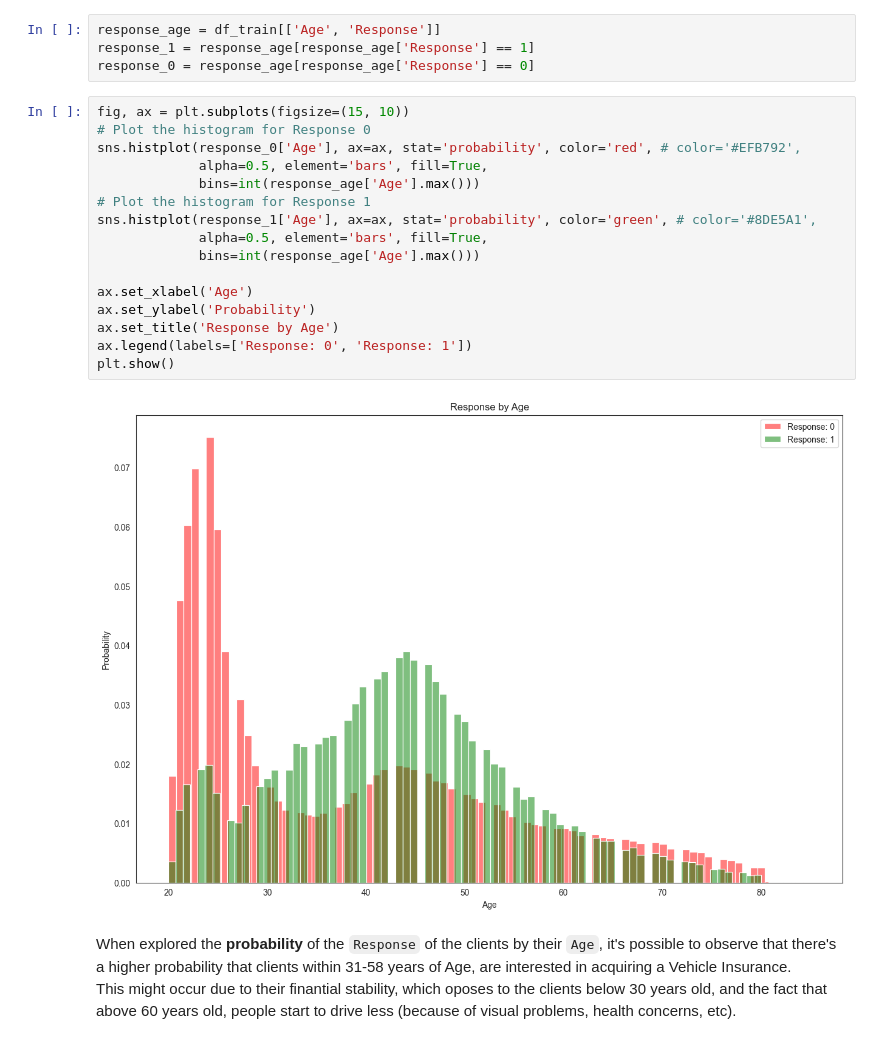
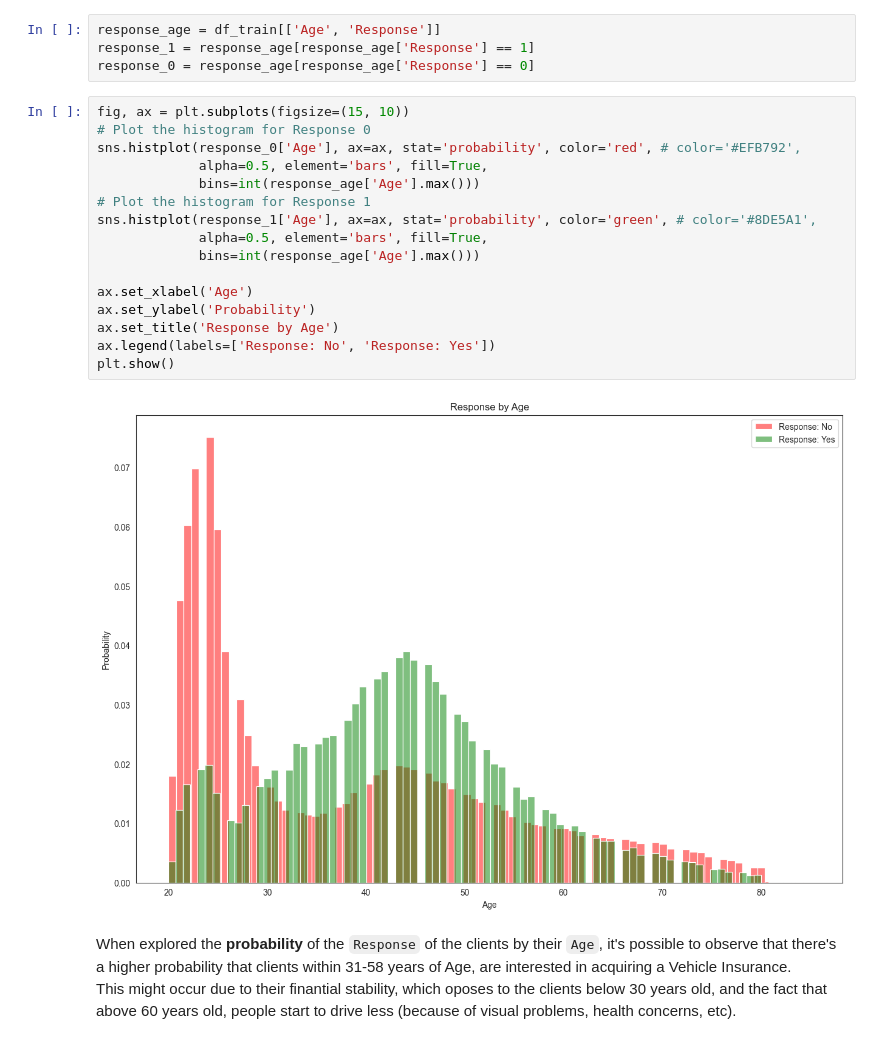
Before and after one commit to HugoTex98/Health-Insurance-Cross-Sell-Prediction, a Jupyter notebook: Health_Insurance_Cross_Sell_Prediction.ipynb, the cells around one changed output. Saved outputs shown, nothing was run; the diff lists cells and outputs as text.

```diff
--- a/Health_Insurance_Cross_Sell_Prediction.ipynb
+++ b/Health_Insurance_Cross_Sell_Prediction.ipynb
@@ -439,21 +482,21 @@ response_0 = response_age[response_age['Response'] == 0]
 # %%
 fig, ax = plt.subplots(figsize=(15, 10))
 # Plot the histogram for Response 0
 sns.histplot(response_0['Age'], ax=ax, stat='probability', color='red', # color='#EFB792',
              alpha=0.5, element='bars', fill=True,
              bins=int(response_age['Age'].max()))
 # Plot the histogram for Response 1
 sns.histplot(response_1['Age'], ax=ax, stat='probability', color='green', # color='#8DE5A1',
              alpha=0.5, element='bars', fill=True,
              bins=int(response_age['Age'].max()))
 
 ax.set_xlabel('Age')
 ax.set_ylabel('Probability')
 ax.set_title('Response by Age')
-ax.legend(labels=['Response: 0', 'Response: 1'])
+ax.legend(labels=['Response: No', 'Response: Yes'])
 plt.show()
 # %% [output]
-[figure, old version]
+[figure, new version]
 # %% [markdown]
 When explored the **probability** of the `Response` of the clients by their `Age`, it's possible to observe that there's a higher probability that clients within 31-58 years of Age, are interested in acquiring a Vehicle Insurance. <br>
 This might occur due to their finantial stability, which oposes to the clients below 30 years old, and the fact that above 60 years old, people start to drive less (because of visual problems, health concerns, etc).
```
Also changed, not shown: parts of 26 cells of this notebook.
